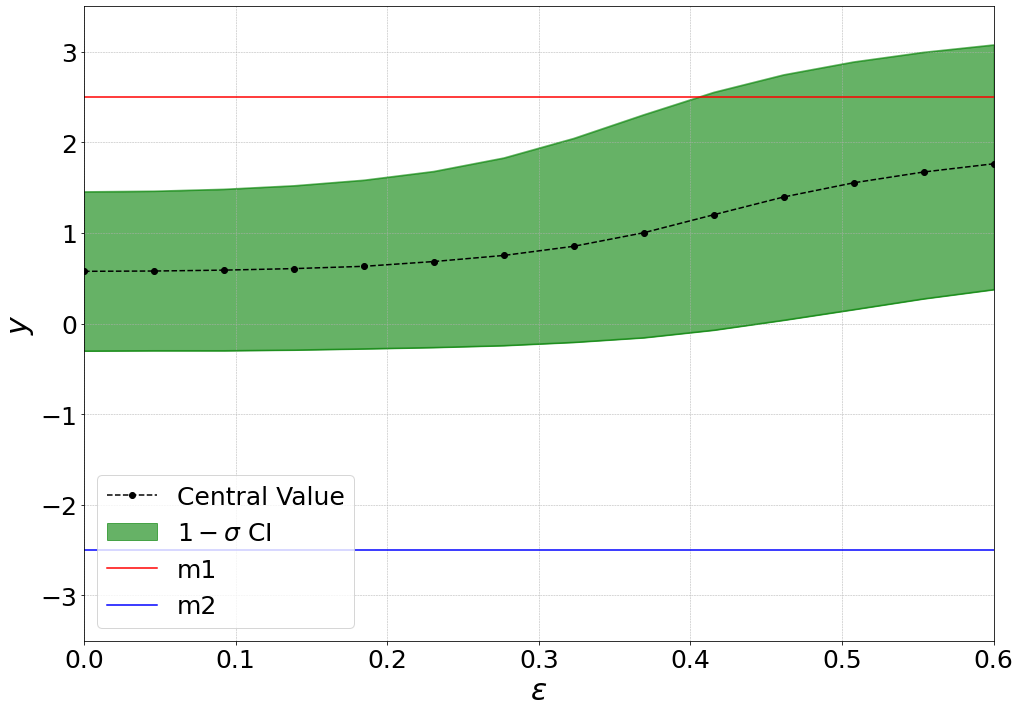
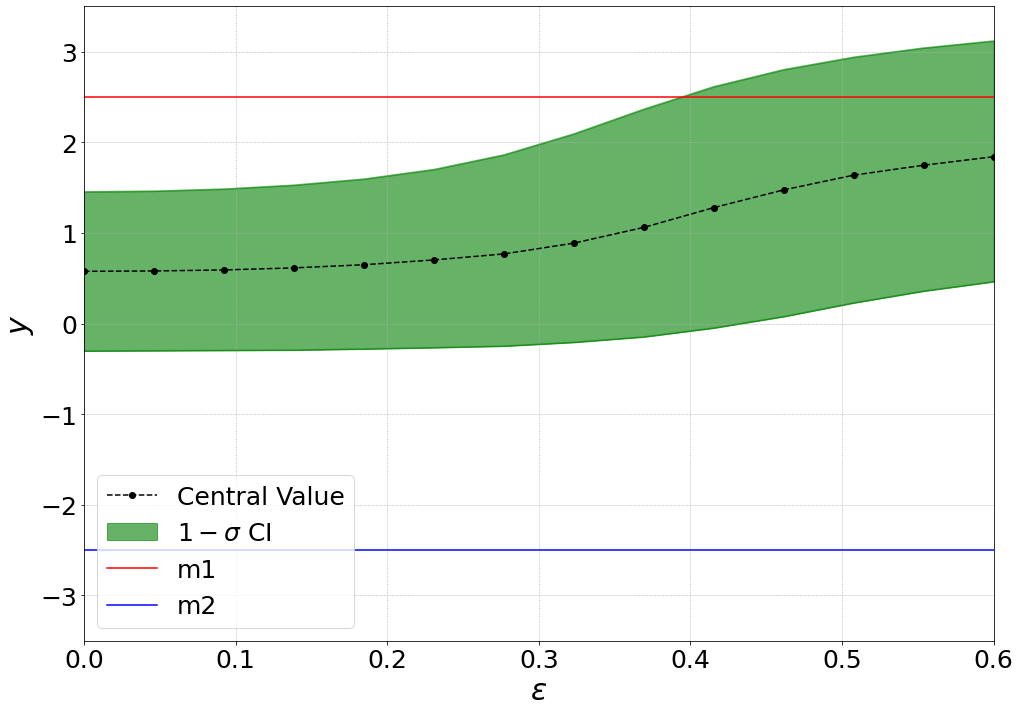
The change to this notebook cell's code, shown as a diff; its figure went from the first image to the second:
--- before
+++ after
@@ -24,4 +24,4 @@
 plt.xlim(0.0, 0.6)
 
-#plt.savefig("output/independent_compatible_singleEps.png")
+plt.savefig("output/independent_compatible_singleEps.png")
 plt.show()

Commit: docs: refine the per-measurement epsilon example